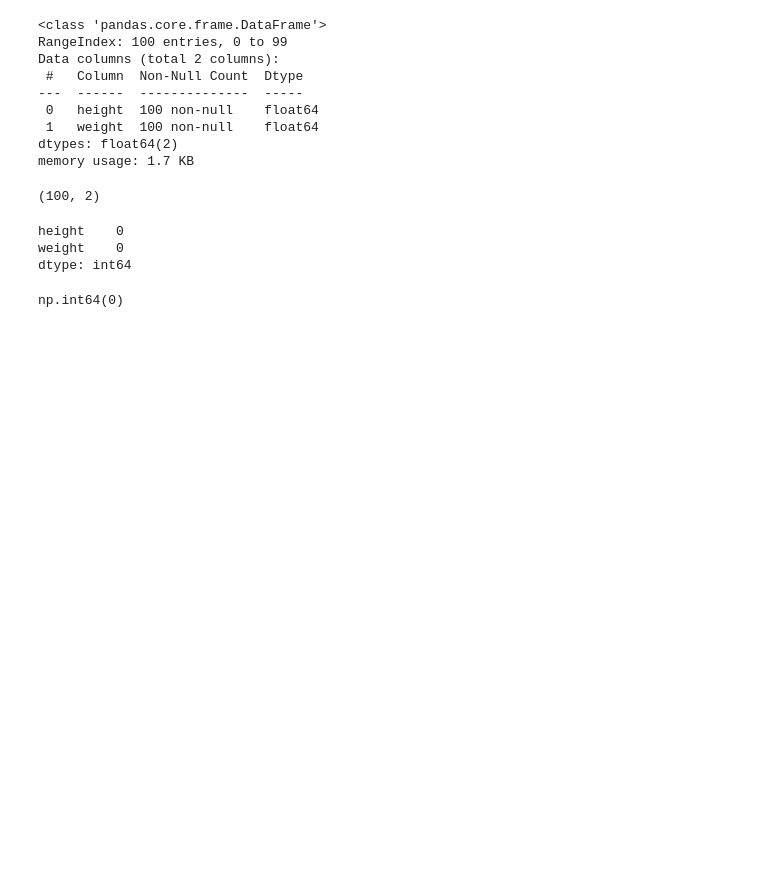
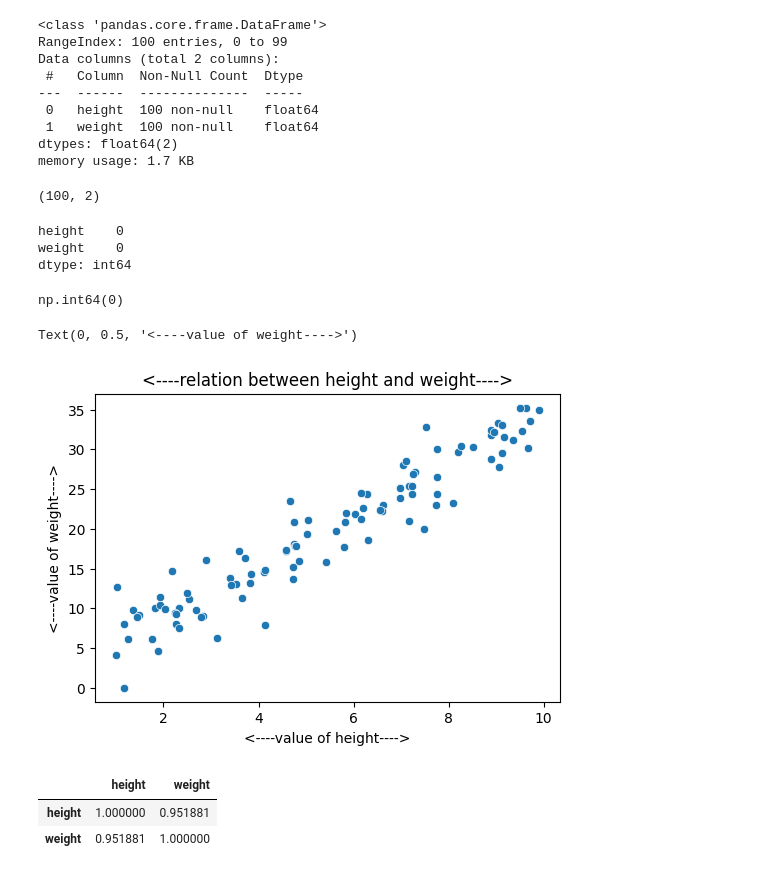
Before and after one commit to md-mojammel4761/Deployment, a Jupyter notebook: Flask/linear_model.ipynb, the cells around one changed output. Cells and saved outputs as stored; diff of their text form; code cells hidden in the pictures; blank space fills up the shorter version.

Commit message:
model visualization

```diff
--- a/Flask/linear_model.ipynb
+++ b/Flask/linear_model.ipynb
@@ -65,3 +65,18 @@ dtype: int64
 df.duplicated().sum()
 # %% [output]
 np.int64(0)
+# %%
+plt.figure(figsize=(6,4))
+sns.scatterplot(x="height",y="weight", data=df)
+plt.title("<----relation between height and weight---->")
+plt.xlabel("<----value of height---->")
+plt.ylabel("<----value of weight---->")
+# %% [output]
+Text(0, 0.5, '<----value of weight---->')
+[figure, added]
+# %%
+df.corr()
+# %% [output]
+|  | height | weight |
+| height | 1.000000 | 0.951881 |
+| weight | 0.951881 | 1.000000 |
```
Also changed, not shown: parts of 1 cell of this notebook.
